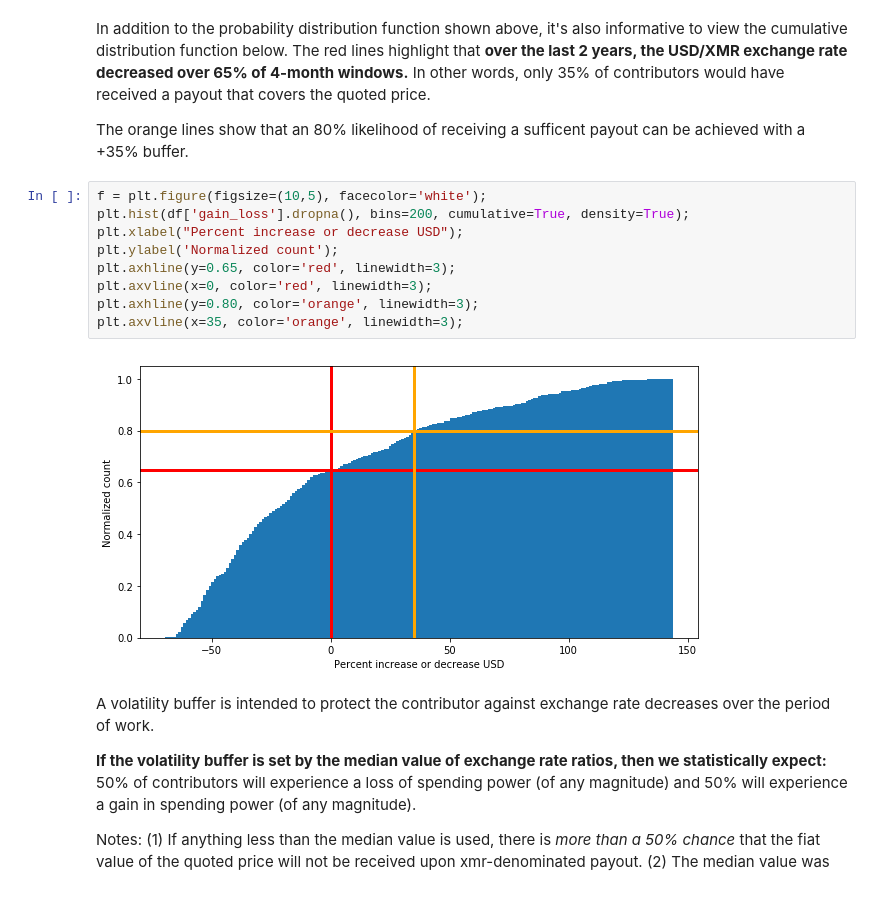
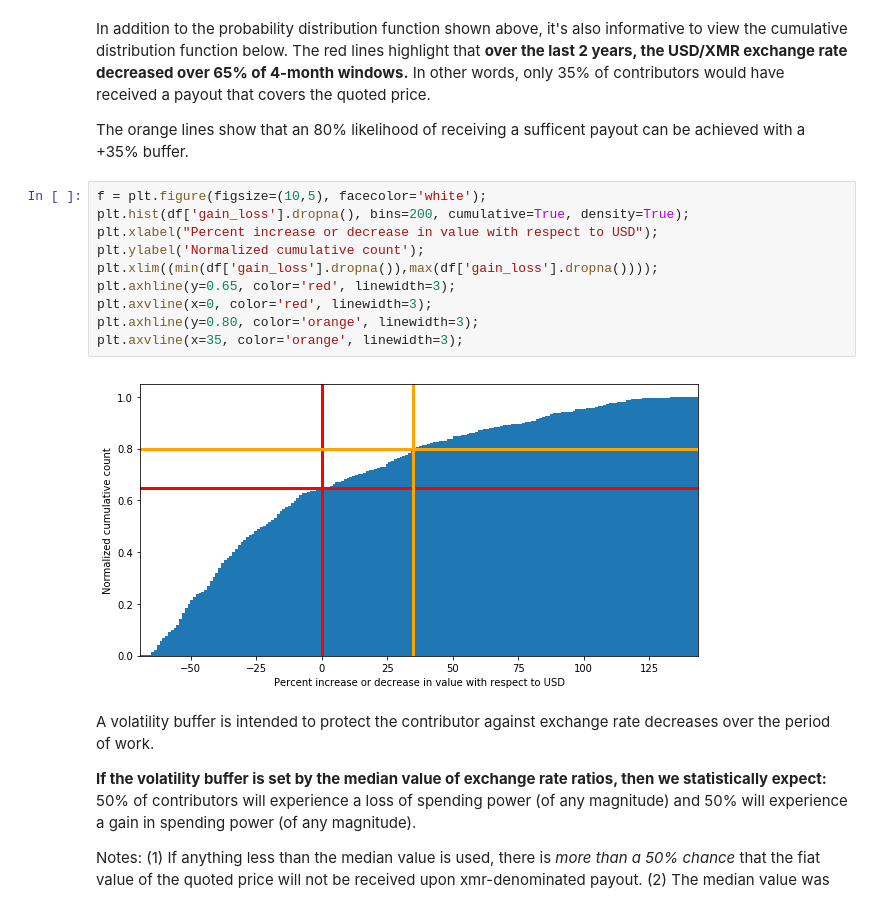
Before and after one commit to Mitchellpkt/volatility_analysis, a Jupyter notebook: volatility_analysis.ipynb, the cells around one changed output. Cells and saved outputs as stored; diff of their text form.

```diff
--- a/volatility_analysis.ipynb
+++ b/volatility_analysis.ipynb
@@ -81,14 +82,15 @@ The orange lines show that an 80% likelihood of receiving a sufficent payout can
 # %%
 f = plt.figure(figsize=(10,5), facecolor='white');
 plt.hist(df['gain_loss'].dropna(), bins=200, cumulative=True, density=True);
-plt.xlabel("Percent increase or decrease USD");
-plt.ylabel('Normalized count');
+plt.xlabel("Percent increase or decrease in value with respect to USD");
+plt.ylabel('Normalized cumulative count');
+plt.xlim((min(df['gain_loss'].dropna()),max(df['gain_loss'].dropna())));
 plt.axhline(y=0.65, color='red', linewidth=3);
 plt.axvline(x=0, color='red', linewidth=3);
 plt.axhline(y=0.80, color='orange', linewidth=3);
 plt.axvline(x=35, color='orange', linewidth=3);
 # %% [output]
-[figure, old version]
+[figure, new version]
 # %% [markdown]
 A volatility buffer is intended to protect the contributor against exchange rate decreases over the period of work.
 
```
Also changed, not shown: parts of 2 cells of this notebook.
